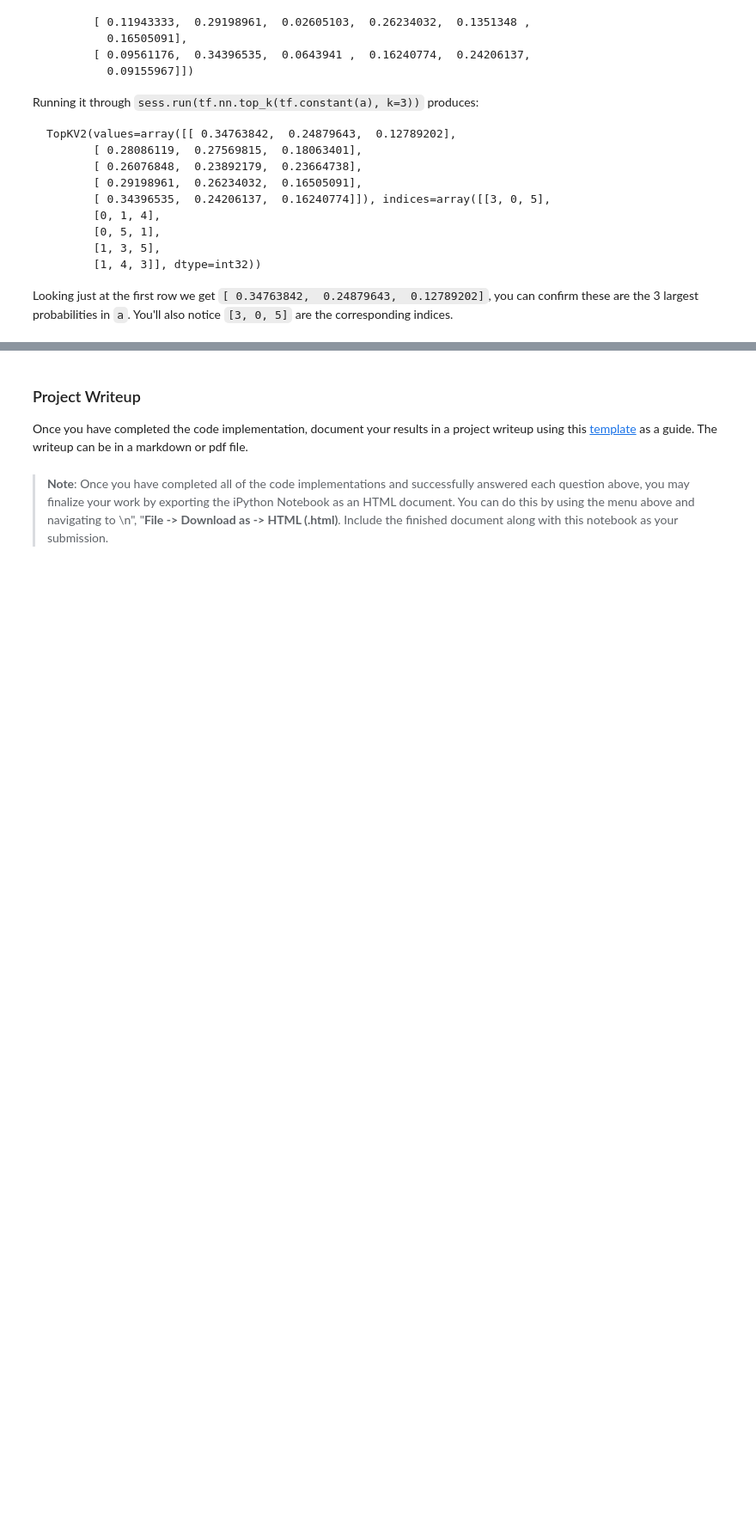
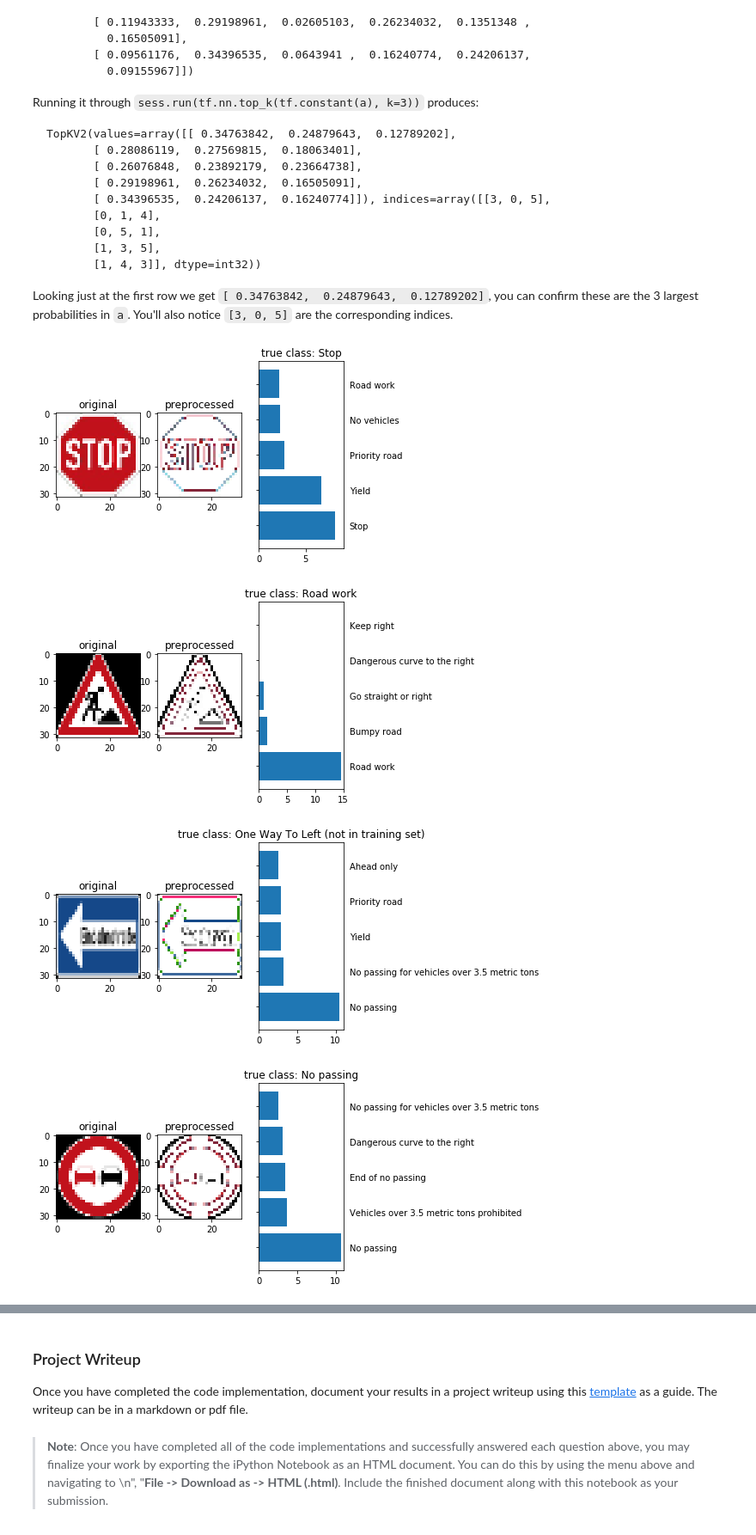
Before and after one commit to autohandle/TrafficSignClassifierProject, a Jupyter notebook: Traffic_Sign_Classifier.ipynb, the cells around one changed output, grey strips where cells are left out. Shown at 86% size. Cells and saved outputs as stored; diff of their text form; code cells hidden in the pictures; blank space fills up the shorter version.

Commit message:
finished internet traffic signs

```diff
--- a/Traffic_Sign_Classifier.ipynb
+++ b/Traffic_Sign_Classifier.ipynb
@@ -675,19 +675,21 @@ import cv2
 imageList=["./fromInternet/stop.jpg", "./fromInternet/roadwork.png",  "./fromInternet/OneWayToLeft.png",
            "./fromInternet/NoOvertaking.png",  "./fromInternet/CattleCrossing.png"]
 trueClass=np.array([14, 25, 43, 9, 44])
+signNameDictionary[43]="One Way To Left (not in training set)"
+signNameDictionary[44]="Cattle Crossing (not in training set)"
 
 rgbImage32x32Array=np.ndarray([len(imageList),32,32,3], np.uint8)
 for imageId,image in zip(range(len(imageList)), imageList):
     bgrImage = cv2.imread(image)
     print("bgrImage.shape:", bgrImage.shape, ", type:", bgrImage.dtype)
     rgbImage = cv2.cvtColor(bgrImage, cv2.COLOR_BGR2RGB)
-    plt.figure(imageId)
-    plt.subplot(1,2,1)
-    plt.imshow(rgbImage)
-    plt.subplot(1,2,2)
+    #plt.figure(imageId)
+    #plt.subplot(1,2,1)
+    #plt.imshow(rgbImage)
+    #plt.subplot(1,2,2)
     rgbImage32x32=cv2.resize(rgbImage,dsize=(32,32))
     rgbImage32x32Array[imageId]=rgbImage32x32
-    plt.imshow(rgbImage32x32)
+    #plt.imshow(rgbImage32x32)
 plt.show()
 plt.close()
 # %% [output]
@@ -784,0 +798,32 @@ Looking just at the first row we get `[ 0.34763842,  0.24879643,  0.12789202]`,
+# %%
+### Print out the top five softmax probabilities for the predictions on the German traffic sign images found on the web.
+### Feel free to use as many code cells as needed.
+import math
+
+predictedImageCount=len(rgbImage32x32Array)
+for imageId in range(predictedImageCount):
+    plt.figure(imageId)
+    axis=plt.subplot(1,3,1)
+    axis.set_title("original")
+    plt.imshow(rgbImage32x32Array[imageId])
+    axis=plt.subplot(1,3,2)
+    axis.set_title("preprocessed")
+    plt.imshow(NX_RgbImageList[imageId])
+    axis=plt.subplot(1,3,3)
+    axis.set_title("true class: "+signNameDictionary[trueClass[imageId]])
+    axis.set_xlim(0, math.ceil(np.max(predictions.values[imageId])))
+    plt.barh(np.arange(predictedImageCount),predictions.values[imageId], align="center")
+    #print("signNameDictionary:", signNameDictionary," signNameDictionary[0]:", signNameDictionary[0])
+    listOfPredictions=predictions.indices[imageId].tolist()
+    #print("listOfPredictions:", listOfPredictions," listOfPredictions.type:", type(listOfPredictions))
+    listOfSignNames=[signNameDictionary[index] for index in listOfPredictions]
+    #print ("listOfSignNames:", listOfSignNames )
+    plt.yticks(np.arange(predictedImageCount), listOfSignNames)
+    plt.tick_params(axis='both', which='both', labelleft='off', labelright='on')
+    plt.show()
+plt.close()
+# %% [output]
+[figure, added]
+[figure, added]
+[figure, added]
+[figure, added]
```
Also changed, not shown: parts of 5 cells of this notebook.
